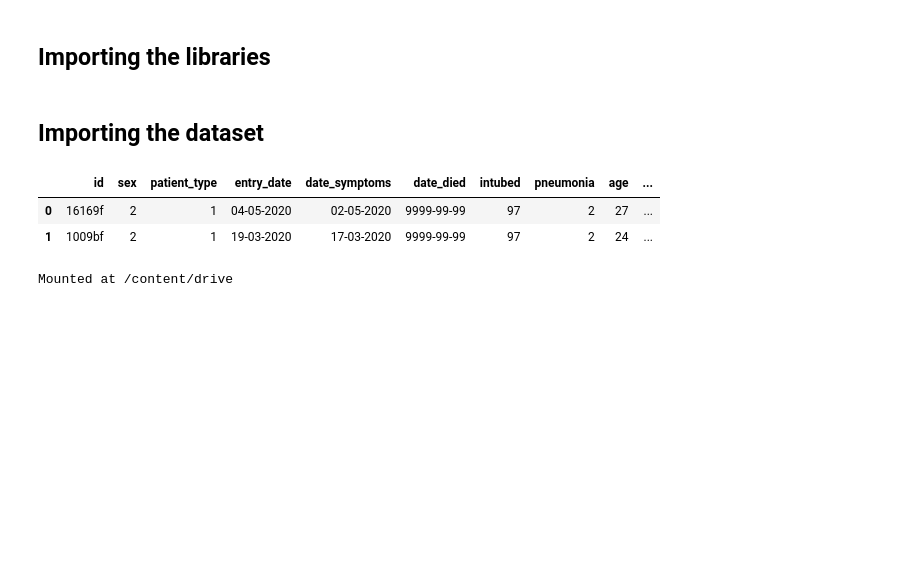
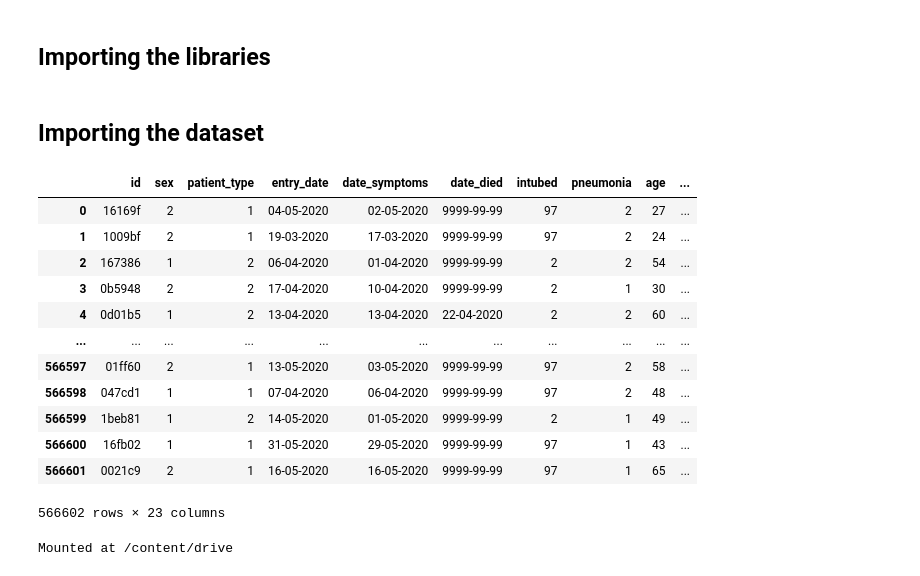
Before and after one commit to Mayank-004/Covid-19-, a Jupyter notebook: Covid19_Death_Predictive_Analysis_Imbalance_correction.ipynb, the cells around one changed output. Drawn from its saved outputs; the diff is of its cells as text; code cells hidden in the pictures; blank space fills up the shorter version.

```diff
--- a/Covid19_Death_Predictive_Analysis_Imbalance_correction.ipynb
+++ b/Covid19_Death_Predictive_Analysis_Imbalance_correction.ipynb
@@ -22,13 +22,23 @@ from sklearn.metrics import accuracy_score, roc_auc_score, classification_report
 # %%
 url1 = '/content/drive/MyDrive/Colab Notebooks/Covid Dataset/covid.csv'
 dataset = pd.read_csv(url1, error_bad_lines=False)
 
 
-dataset.head(2)
+dataset
 # %% [output]
 |  | id | sex | patient_type | entry_date | date_symptoms | date_died | intubed | pneumonia | age | ... |
 | 0 | 16169f | 2 | 1 | 04-05-2020 | 02-05-2020 | 9999-99-99 | 97 | 2 | 27 | ... |
 | 1 | 1009bf | 2 | 1 | 19-03-2020 | 17-03-2020 | 9999-99-99 | 97 | 2 | 24 | ... |
+| 2 | 167386 | 1 | 2 | 06-04-2020 | 01-04-2020 | 9999-99-99 | 2 | 2 | 54 | ... |
+| 3 | 0b5948 | 2 | 2 | 17-04-2020 | 10-04-2020 | 9999-99-99 | 2 | 1 | 30 | ... |
+| 4 | 0d01b5 | 1 | 2 | 13-04-2020 | 13-04-2020 | 22-04-2020 | 2 | 2 | 60 | ... |
+| ... | ... | ... | ... | ... | ... | ... | ... | ... | ... | ... |
+| 566597 | 01ff60 | 2 | 1 | 13-05-2020 | 03-05-2020 | 9999-99-99 | 97 | 2 | 58 | ... |
+| 566598 | 047cd1 | 1 | 1 | 07-04-2020 | 06-04-2020 | 9999-99-99 | 97 | 2 | 48 | ... |
+| 566599 | 1beb81 | 1 | 2 | 14-05-2020 | 01-05-2020 | 9999-99-99 | 2 | 1 | 49 | ... |
+| 566600 | 16fb02 | 1 | 1 | 31-05-2020 | 29-05-2020 | 9999-99-99 | 97 | 1 | 43 | ... |
+| 566601 | 0021c9 | 2 | 1 | 16-05-2020 | 16-05-2020 | 9999-99-99 | 97 | 1 | 65 | ... |
+566602 rows × 23 columns
 # %%
 from google.colab import drive
 drive.mount('/content/drive')
```
Also changed, not shown: parts of 2 cells of this notebook.
